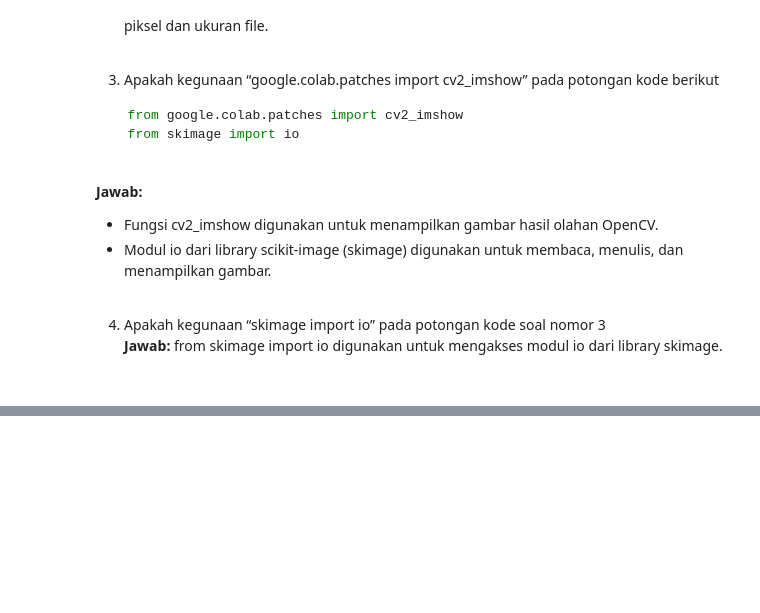
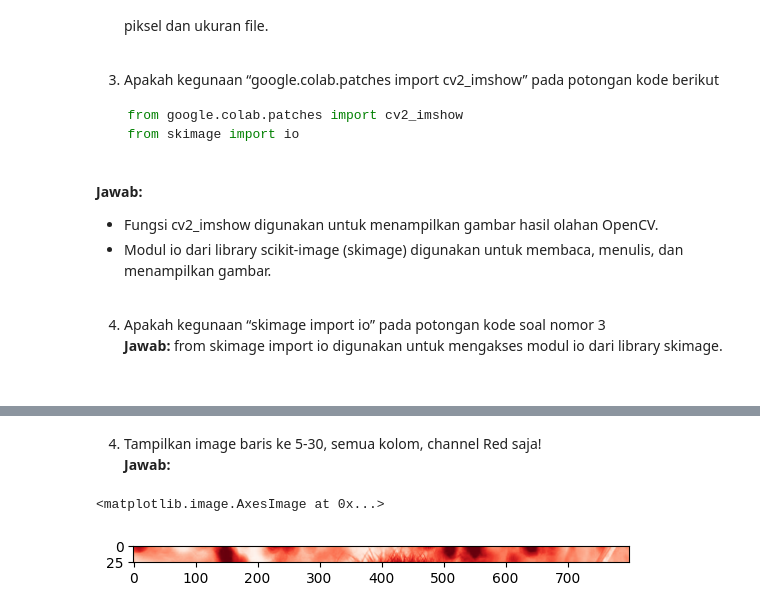
Before and after one commit to Afif-Ghifari/PCVK_2025, a Jupyter notebook: week1b.ipynb, the cells around one changed output, grey strips where cells are left out. Saved outputs shown, nothing was run; the diff lists cells and outputs as text; code cells hidden in the pictures; blank space fills up the shorter version.

```diff
--- a/week1b.ipynb
+++ b/week1b.ipynb
@@ -198,0 +237,9 @@ kode berikut
+# %% [markdown]
+4. Tampilkan image baris ke 5-30, semua kolom, channel Red saja!<br>
+**Jawab:**
+# %%
+red = img[5:31, :, 2]
+plt.imshow(red, cmap="Reds")
+# %% [output]
+<matplotlib.image.AxesImage at 0x...>
+[figure, added]
```
Also changed, not shown: parts of 18 cells of this notebook.
